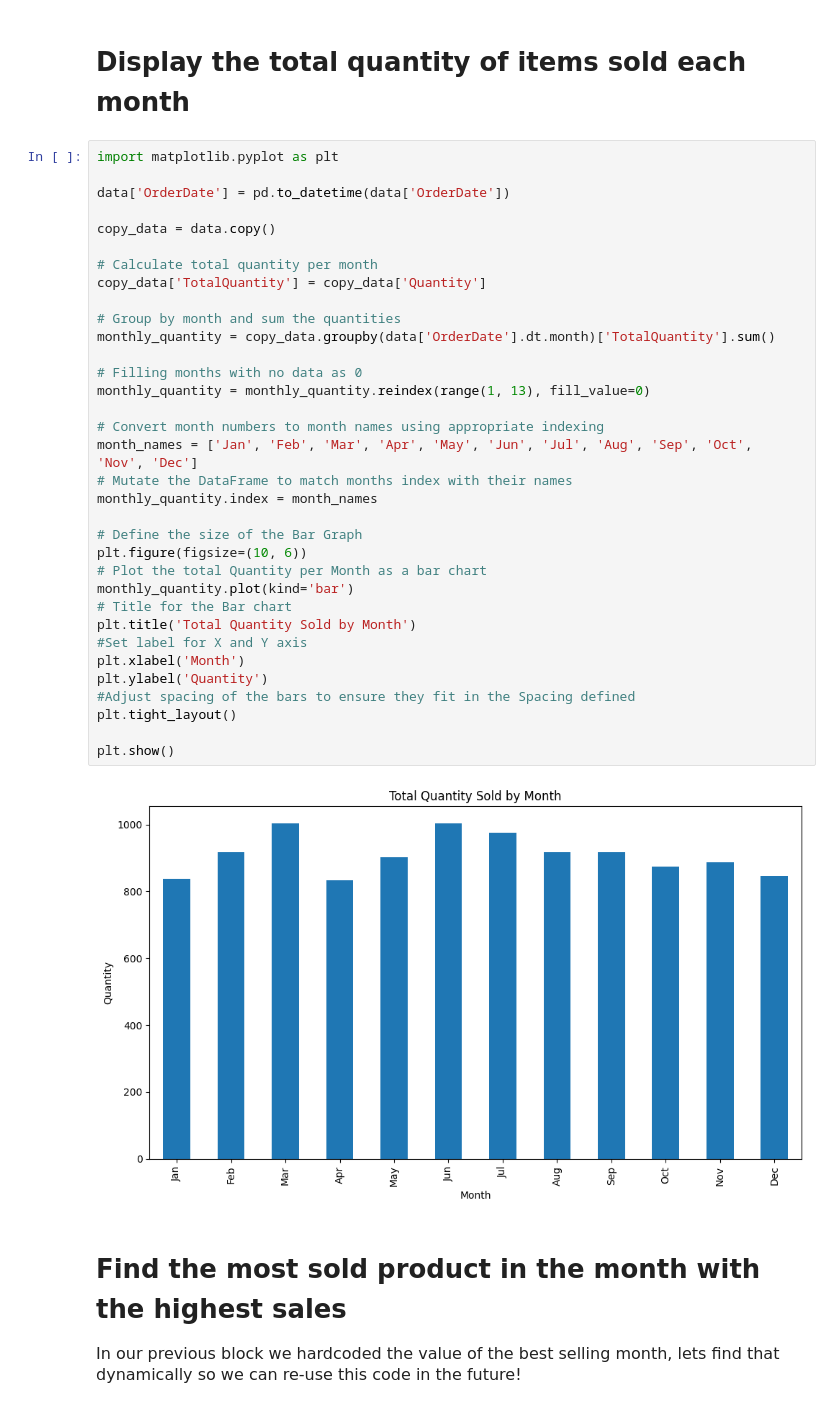
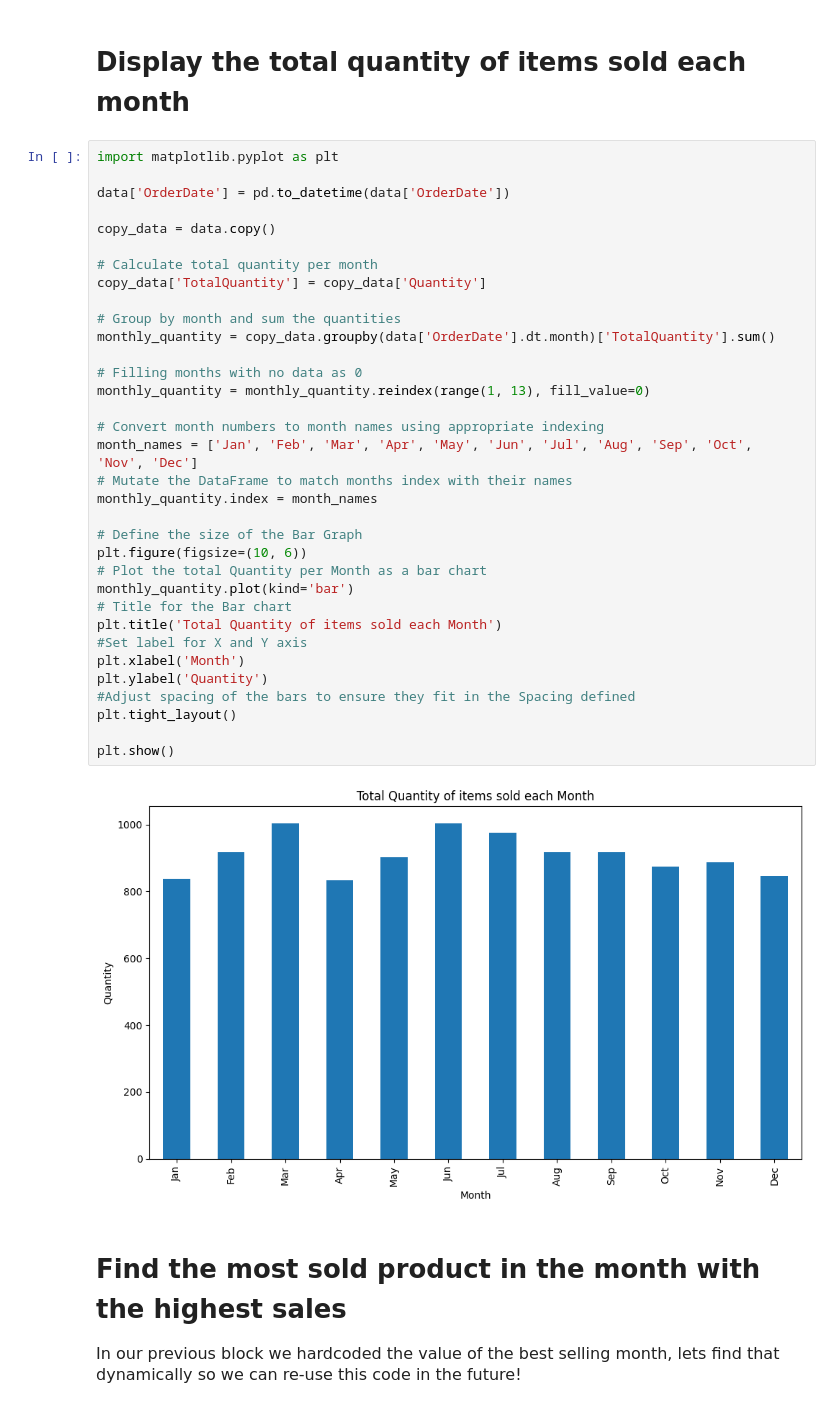
Before and after one commit to KyleJamesD/Basic_Data_Analysis, a Jupyter notebook: data_analysis_practice.ipynb, the cells around one changed output. Drawn from its saved outputs; the diff is of its cells as text.

```diff
--- a/data_analysis_practice.ipynb
+++ b/data_analysis_practice.ipynb
@@ -157,35 +157,35 @@ data['OrderDate'] = pd.to_datetime(data['OrderDate'])
 
 copy_data = data.copy()
 
 # Calculate total quantity per month
 copy_data['TotalQuantity'] = copy_data['Quantity']
 
 # Group by month and sum the quantities
 monthly_quantity = copy_data.groupby(data['OrderDate'].dt.month)['TotalQuantity'].sum()
 
 # Filling months with no data as 0
 monthly_quantity = monthly_quantity.reindex(range(1, 13), fill_value=0)
 
 # Convert month numbers to month names using appropriate indexing
 month_names = ['Jan', 'Feb', 'Mar', 'Apr', 'May', 'Jun', 'Jul', 'Aug', 'Sep', 'Oct', 'Nov', 'Dec']
 # Mutate the DataFrame to match months index with their names
 monthly_quantity.index = month_names
 
 # Define the size of the Bar Graph
 plt.figure(figsize=(10, 6))
 # Plot the total Quantity per Month as a bar chart
 monthly_quantity.plot(kind='bar')
 # Title for the Bar chart
-plt.title('Total Quantity Sold by Month')
+plt.title('Total Quantity of items sold each Month')
 #Set label for X and Y axis
 plt.xlabel('Month')
 plt.ylabel('Quantity')
 #Adjust spacing of the bars to ensure they fit in the Spacing defined
 plt.tight_layout()
 
 plt.show()
 # %% [output]
-[figure, old version]
+[figure, new version]
 # %% [markdown]
 # Find the most sold product in the month with the highest sales
 <p style="font-size:16px;">In our previous block we hardcoded the value of the best selling month, lets find that dynamically so we can re-use this code in the future!  </p>
```
Also changed, not shown: parts of 5 cells of this notebook.
